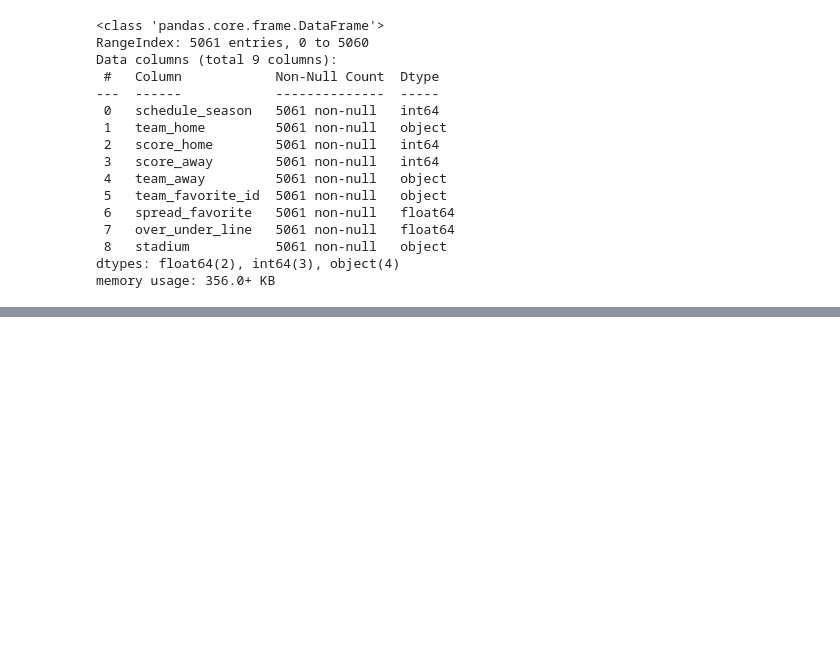
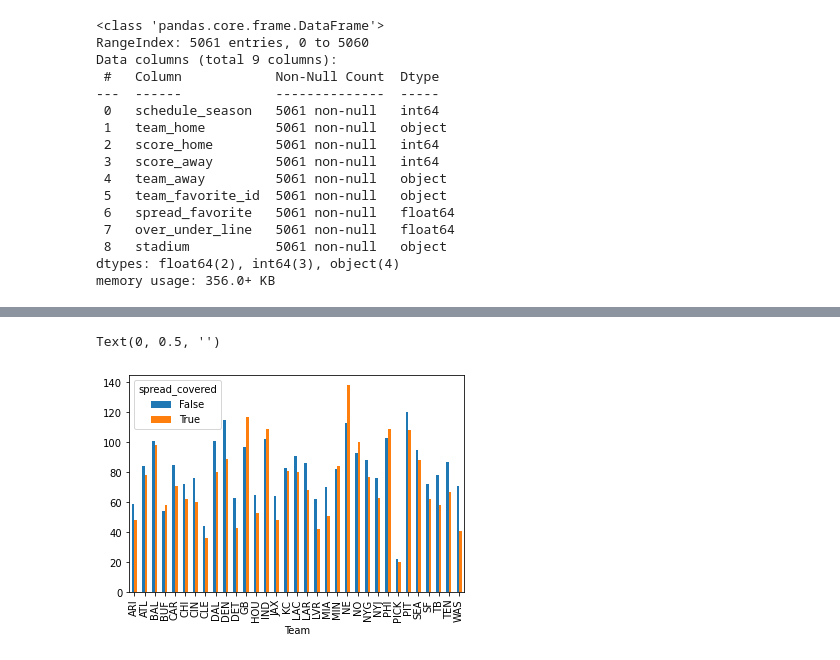
Before and after one commit to gvader24/smu_project1_nfl, a Jupyter notebook: Gage's Work/Regression.ipynb, the cells around one changed output, grey strips where cells are left out. Drawn from its saved outputs; the diff is of its cells as text; code cells hidden in the pictures; blank space fills up the shorter version.

Commit message:
regression is done, code cleanup still needed

```diff
--- a/Gage's Work/Regression.ipynb
+++ b/Gage's Work/Regression.ipynb
@@ -62,0 +38,3 @@ memory usage: 2.2+ KB
+# %%
+regression_df = game_data.loc[:,["schedule_season", "team_home", "score_home", "team_away", "score_away", "team_favorite_id", "spread_favorite"]]
+regression_df
@@ -62,0 +55,9 @@ memory usage: 2.2+ KB
+# %%
+regression_df["home_favorite"] = regression_df.team_favorite_id == regression_df.team_home
+regression_df["home_won"] = regression_df.score_home > regression_df.score_away
+regression_df["home_ties"] = regression_df.score_home == regression_df.score_away
+regression_df["home_loss"] = regression_df.score_home < regression_df.score_away
+regression_df["score_diff"] = abs(regression_df.score_home - regression_df.score_away)
+regression_df["favorite_won"] = (regression_df.home_favorite & regression_df.home_won) | (~regression_df.home_favorite & regression_df.home_loss)
+regression_df["spread_covered"] = regression_df.favorite_won & (regression_df.score_diff > abs(regression_df.spread_favorite))
+regression_df.head(20)
@@ -62,0 +136,9 @@ memory usage: 2.2+ KB
+# %%
+%matplotlib inline
+pd.crosstab(regression_df.team_favorite_id,regression_df.spread_covered).plot(kind='bar')
+plt.title('')
+plt.xlabel('Team')
+plt.ylabel('')
+# %% [output]
+Text(0, 0.5, '')
+[figure, added]
```
Also changed, not shown: parts of 45 cells of this notebook.
